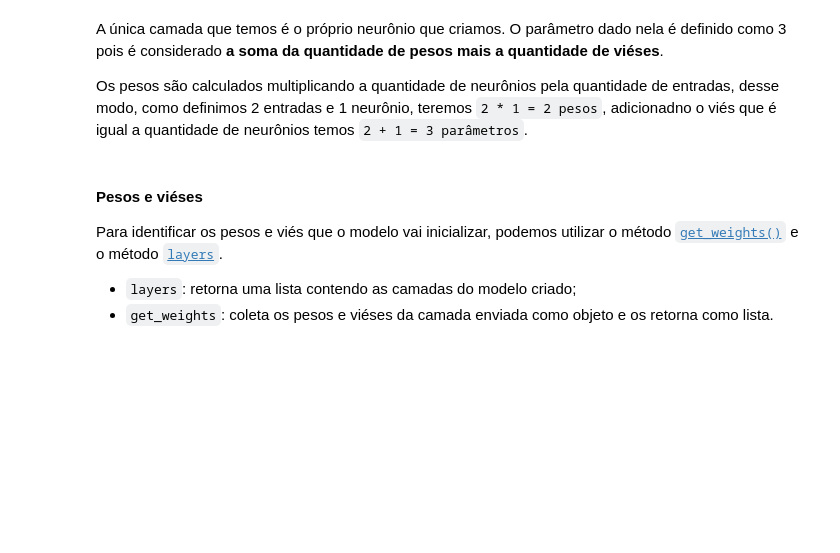
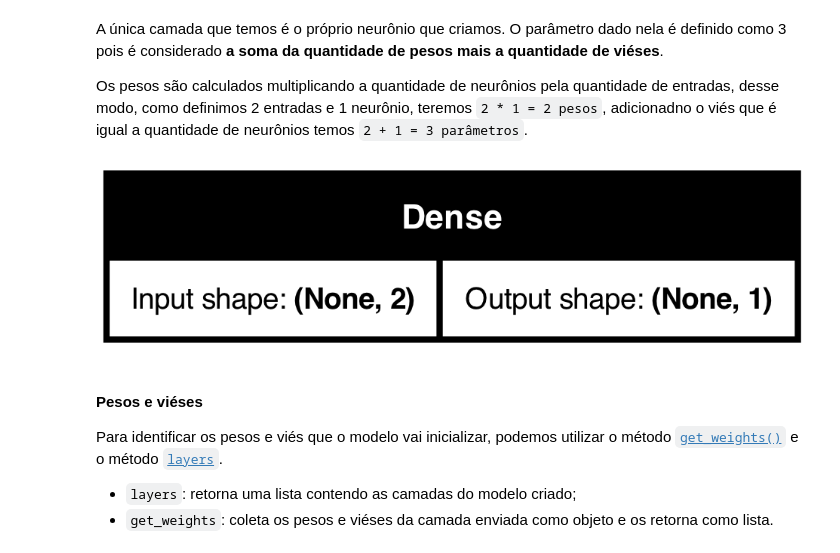
Before and after one commit to ledsouza/keras-flores, a Jupyter notebook: Notebook_Keras_primeiros_passos.ipynb, the cells around one changed output. Saved outputs shown, nothing was run; the diff lists cells and outputs as text; code cells hidden in the pictures; blank space fills up the shorter version.

Commit message:
obtendo informações sobre o modelo

```diff
--- a/Notebook_Keras_primeiros_passos.ipynb
+++ b/Notebook_Keras_primeiros_passos.ipynb
@@ -22,6 +28,11 @@ O [`keras.Sequential`](https://keras.io/api/models/sequential/) permite a criaç
 A camada [`Dense`](https://keras.io/api/layers/core_layers/dense/) é uma camada definida no Keras que promove os cálculos e transformações utilizadas na criação de um modelo.
 
 Precisamos definir nela quantos neurônios ela conterá através do parâmetro `units` e podemos também definir a quantidade de entradas/características que os dados irão conter, para a implementação, vamos começar com dois.
+# %%
+modelo = keras.Sequential([
+    keras.layers.Input(shape=[2]),
+    keras.layers.Dense(1, name='neuronio')
+])
 # %% [markdown]
 **Explicação:**
 
@@ -39,6 +62,10 @@ Podemos entender a esturtura do modelo (perceptron) criado através do método [
 A única camada que temos é o próprio neurônio que criamos. O parâmetro dado nela é definido como 3 pois é considerado **a soma da quantidade de pesos mais a quantidade de viéses**.
 
 Os pesos são calculados multiplicando a quantidade de neurônios pela quantidade de entradas, desse modo, como definimos 2 entradas e 1 neurônio, teremos `2 * 1 = 2 pesos`, adicionadno o viés que é igual a quantidade de neurônios temos `2 + 1 = 3 parâmetros`.
+# %%
+keras.utils.plot_model(modelo, show_shapes=True)
+# %% [output]
+[figure, added]
 # %% [markdown]
 #### Pesos e viéses
 
```
Also changed, not shown: parts of 6 cells of this notebook, 3 other files.
